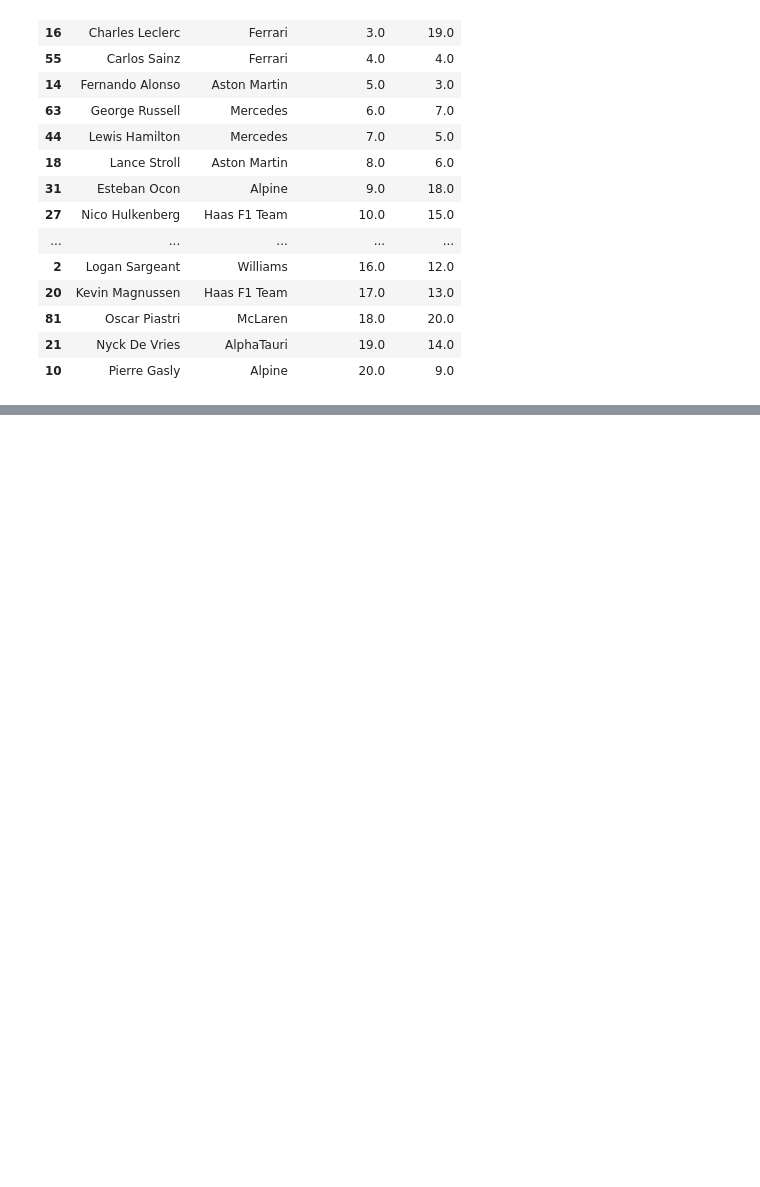
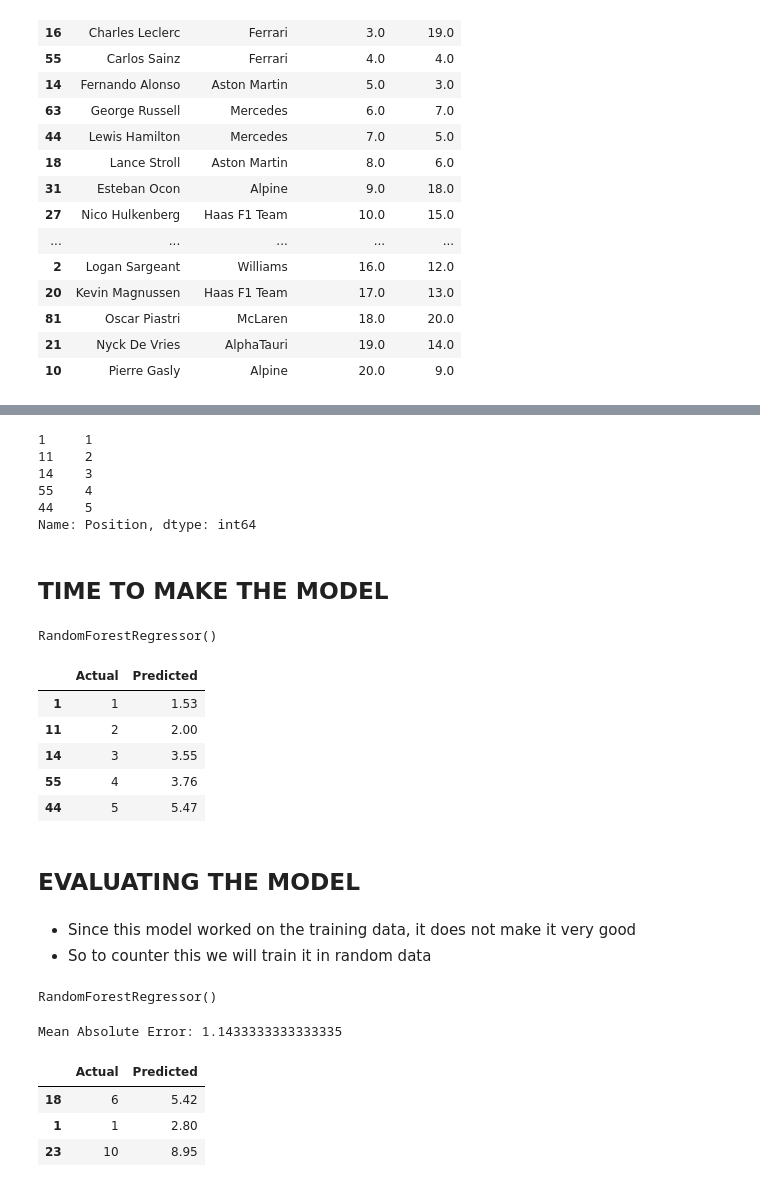
Before and after one commit to pyyroo-a/Formula-1-Fantasy-Predictor, a Jupyter notebook: notebooks/01-data-exploration.ipynb, the cells around one changed output, grey strips where cells are left out. Drawn from its saved outputs; the diff is of its cells as text; code cells hidden in the pictures; blank space fills up the shorter version.

```diff
--- a/notebooks/01-data-exploration.ipynb
+++ b/notebooks/01-data-exploration.ipynb
@@ -96,0 +125,25 @@ results[["FullName", "TeamName", "GridPosition", "Position"]].sort_values(by="Gr
+# %%
+df = pd.get_dummies(df, columns=["TeamName"])
+# this is the process of using hot encoding (learnt from the ML lectures)
+# because we cannot use categorical data in our model, we have to convert it to numerical data
+# %%
+x = df.drop(columns=["Abbreviation","Position"])
+y = df["Position"]
+# x is the features, y is the target variable
+# %%
+x.head()
+y.head()
+
+# we remove abbreviation because it is not as useful
+# we remove position because that is what we are trying to predict
+# If we keep it in the current way then it will not make sense as that is what we are trying to predict
+# we bascially get a fake prediction
+# %% [output]
+1     1
+11    2
+14    3
+55    4
+44    5
+Name: Position, dtype: int64
+# %% [markdown]
+## TIME TO MAKE THE MODEL
@@ -96,0 +152,31 @@ results[["FullName", "TeamName", "GridPosition", "Position"]].sort_values(by="Gr
+# %%
+model = RandomForestRegressor()
+model.fit(x,y)
+# %% [output]
+RandomForestRegressor()
+# %%
+predictions = model.predict(x)
+
+# make the predictions from the Random Forest model
+# %%
+compare = pd.DataFrame({
+    "Actual": y,
+    "Predicted": predictions
+})
+
+compare.head()
+# here we compare the predicted values with the actual y values that we have
+# for now my goal is to rank the driver positions correctly
+# not to predict their exact positions
+# %% [output]
+|  | Actual | Predicted |
+| 1 | 1 | 1.53 |
+| 11 | 2 | 2.00 |
+| 14 | 3 | 3.55 |
+| 55 | 4 | 3.76 |
+| 44 | 5 | 5.47 |
+# %% [markdown]
+## EVALUATING THE MODEL
+# %% [markdown]
+- Since this model worked on the training data, it does not make it very good
+- So to counter this we will train it in random data
@@ -96,0 +189,5 @@ results[["FullName", "TeamName", "GridPosition", "Position"]].sort_values(by="Gr
+# %%
+model = RandomForestRegressor()
+model.fit(X_train, y_train)
+# %% [output]
+RandomForestRegressor()
@@ -96,0 +196,19 @@ results[["FullName", "TeamName", "GridPosition", "Position"]].sort_values(by="Gr
+# %%
+from sklearn.metrics import mean_absolute_error
+
+mean_error = mean_absolute_error(y_test, predictions)
+print("Mean Absolute Error:", mean_error)
+# this gives us an idea of how far off our predictiions will be
+# %% [output]
+Mean Absolute Error: 1.1433333333333335
+# %%
+compare = pd.DataFrame({
+    "Actual": y_test,
+    "Predicted": predictions
+    })
+compare.head()
+# %% [output]
+|  | Actual | Predicted |
+| 18 | 6 | 5.42 |
+| 1 | 1 | 2.80 |
+| 23 | 10 | 8.95 |
```
Also changed, not shown: parts of 24 cells of this notebook.
